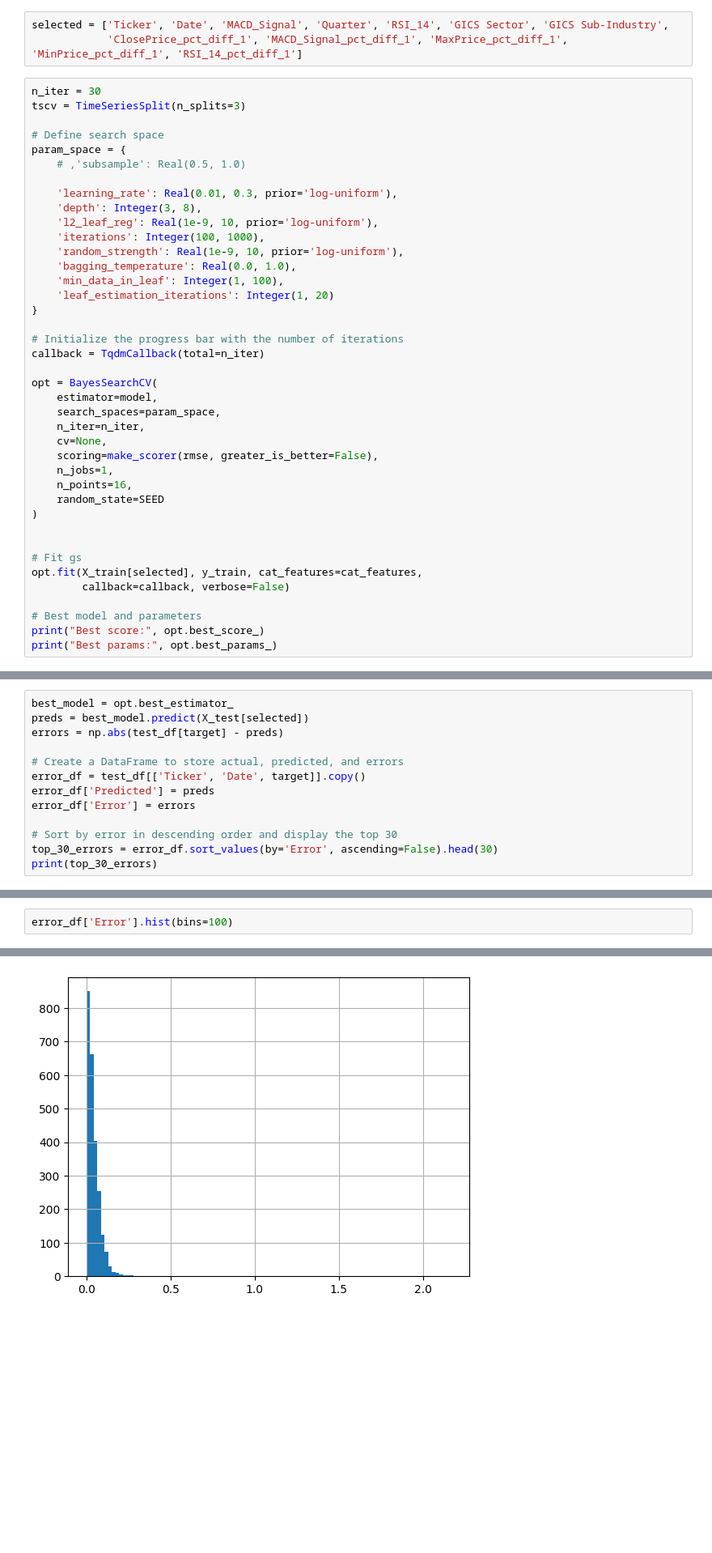
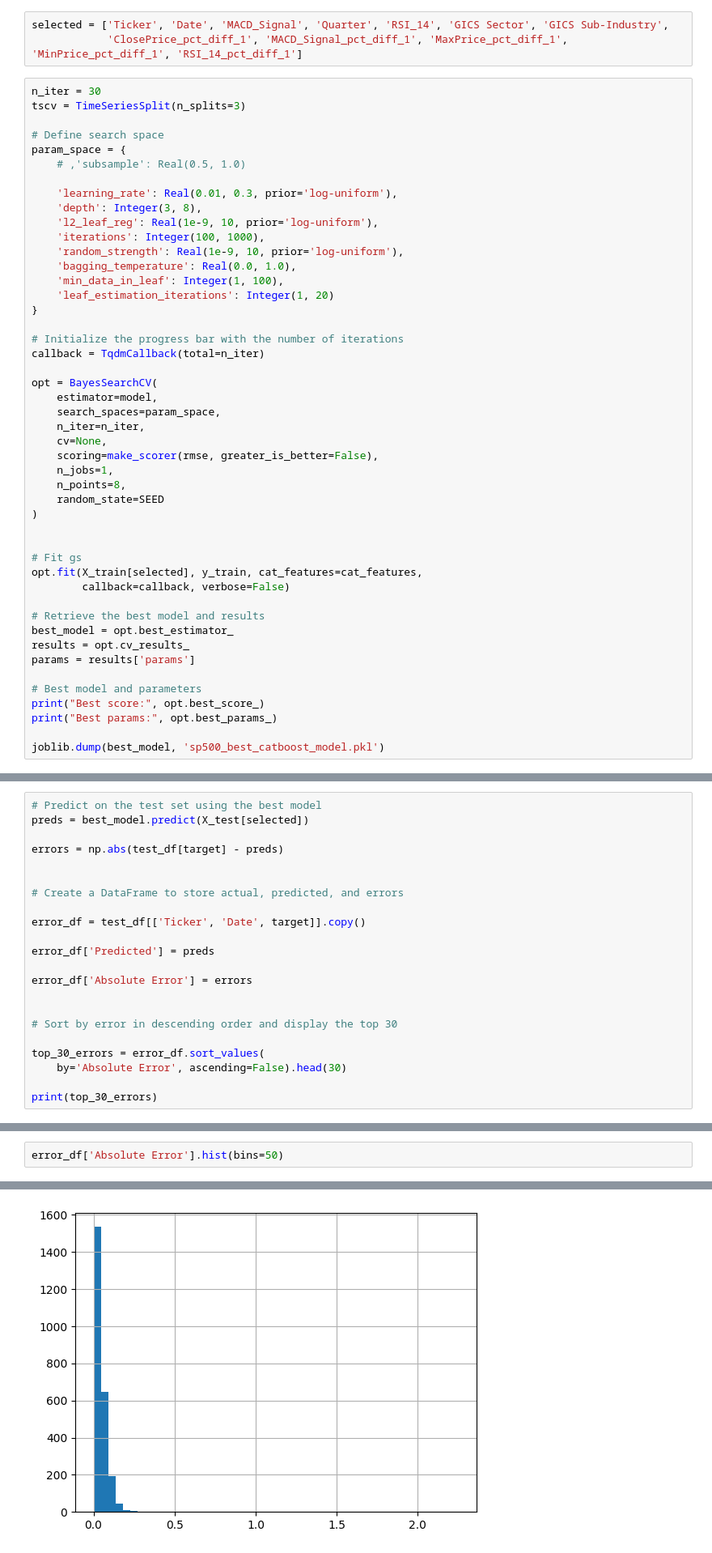
Before and after one commit to SerjWeesp/sp500, a Jupyter notebook: sp500_prediction.ipynb, the cells around one changed output, grey strips where cells are left out. Shown at 81% size. Drawn from its saved outputs; the diff is of its cells as text; blank space fills up the shorter version.

```diff
--- a/sp500_prediction.ipynb
+++ b/sp500_prediction.ipynb
@@ -167,7 +169,7 @@ opt = BayesSearchCV(
     cv=None,
     scoring=make_scorer(rmse, greater_is_better=False),
     n_jobs=1,
-    n_points=16,
+    n_points=8,
     random_state=SEED
 )
 
@@ -176,7 +178,14 @@ opt = BayesSearchCV(
 opt.fit(X_train[selected], y_train, cat_features=cat_features,
         callback=callback, verbose=False)
 
+# Retrieve the best model and results
+best_model = opt.best_estimator_
+results = opt.cv_results_
+params = results['params']
+
 # Best model and parameters
 print("Best score:", opt.best_score_)
 print("Best params:", opt.best_params_)
+
+joblib.dump(best_model, 'sp500_best_catboost_model.pkl')
 # %% [output]
@@ -272,14 +289,23 @@ plt.show()
 # %%
-best_model = opt.best_estimator_
+# Predict on the test set using the best model
 preds = best_model.predict(X_test[selected])
+
 errors = np.abs(test_df[target] - preds)
 
+
 # Create a DataFrame to store actual, predicted, and errors
+
 error_df = test_df[['Ticker', 'Date', target]].copy()
+
 error_df['Predicted'] = preds
-error_df['Error'] = errors
+
+error_df['Absolute Error'] = errors
+
 
 # Sort by error in descending order and display the top 30
-top_30_errors = error_df.sort_values(by='Error', ascending=False).head(30)
+
+top_30_errors = error_df.sort_values(
+    by='Absolute Error', ascending=False).head(30)
+
 print(top_30_errors)
 # %% [output]
@@ -303,8 +329,8 @@ print(top_30_errors)
 # %%
-error_df['Error'].hist(bins=100)
+error_df['Absolute Error'].hist(bins=50)
 # %% [output]
 <Axes: >
-[figure, old version]
+[figure, new version]
 # %%
 ticker = 'AAPL'
 
```
Also changed, not shown: parts of 13 cells of this notebook, 1 other file.
